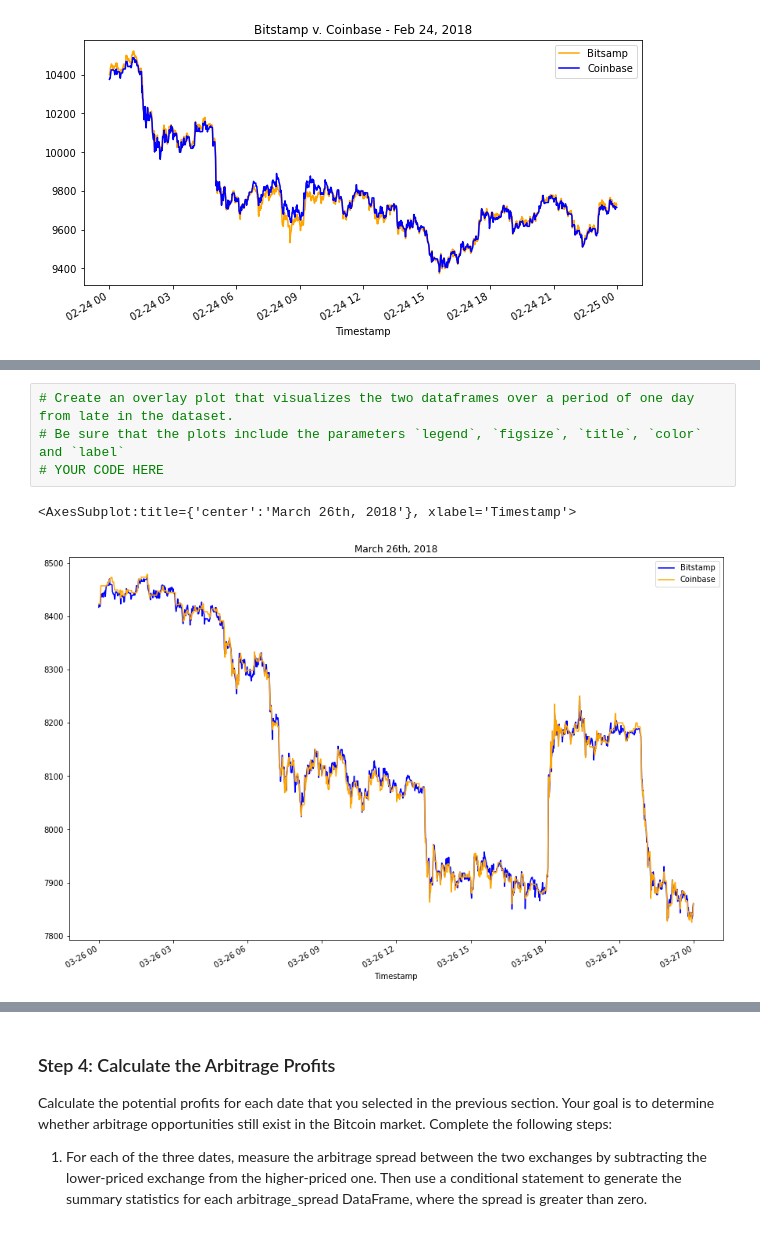
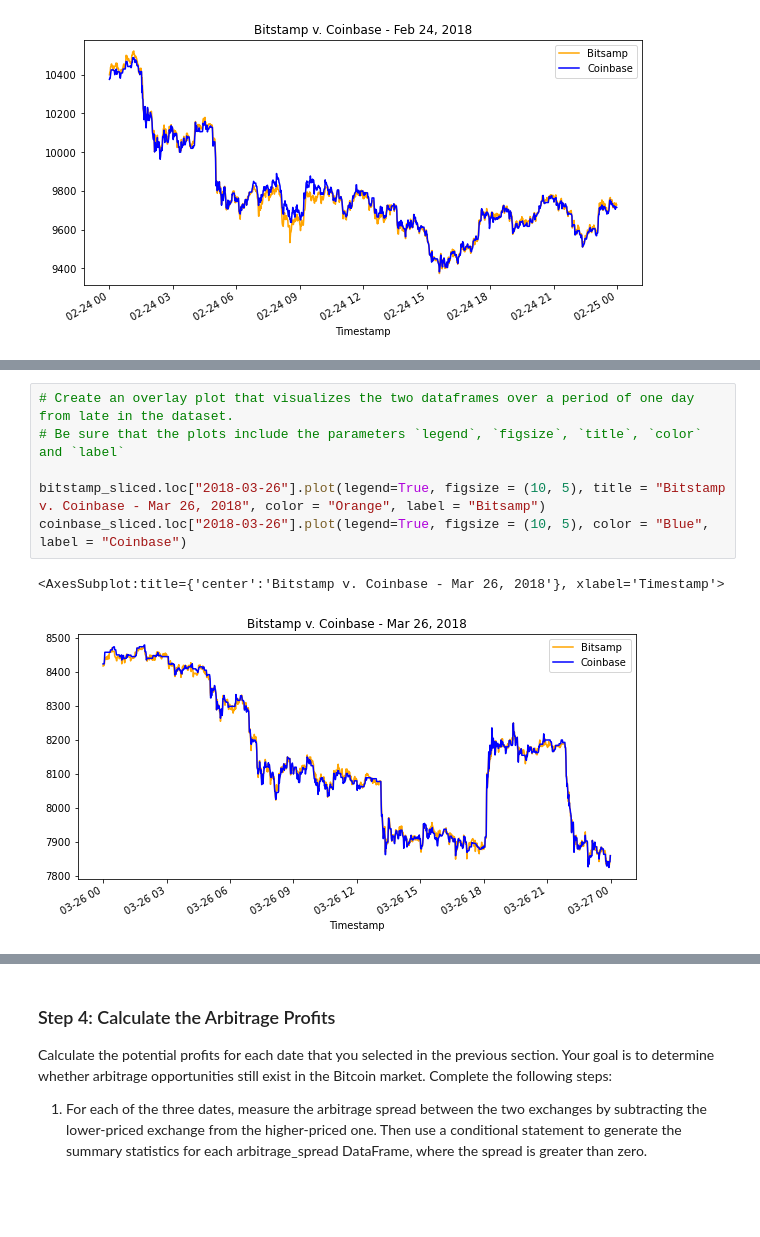
Before and after one commit to kian48/fintechchallenge3, a Jupyter notebook: Starter_Code-3/crypto_arbitrage.ipynb, the cells around one changed output, grey strips where cells are left out. Cells and saved outputs as stored; diff of their text form; blank space fills up the shorter version.

```diff
--- a/Starter_Code-3/crypto_arbitrage.ipynb
+++ b/Starter_Code-3/crypto_arbitrage.ipynb
@@ -432,10 +435,12 @@ Name: Close, dtype: float64
 # %%
 # Create an overlay plot that visualizes the two dataframes over a period of one day from late in the dataset.
 # Be sure that the plots include the parameters `legend`, `figsize`, `title`, `color` and `label`
-# YOUR CODE HERE
+
+bitstamp_sliced.loc["2018-03-26"].plot(legend=True, figsize = (10, 5), title = "Bitstamp v. Coinbase - Mar 26, 2018", color = "Orange", label = "Bitsamp")
+coinbase_sliced.loc["2018-03-26"].plot(legend=True, figsize = (10, 5), color = "Blue", label = "Coinbase")
 # %% [output]
-<AxesSubplot:title={'center':'March 26th, 2018'}, xlabel='Timestamp'>
+<AxesSubplot:title={'center':'Bitstamp v. Coinbase - Mar 26, 2018'}, xlabel='Timestamp'>
-[figure, old version]
+[figure, new version]
 # %%
 # Using the date from the late that you have selected, calculate the arbitrage spread
 # by subtracting the bitstamp lower closing prices from the coinbase higher closing prices
```
Also changed, not shown: parts of 4 cells of this notebook.
